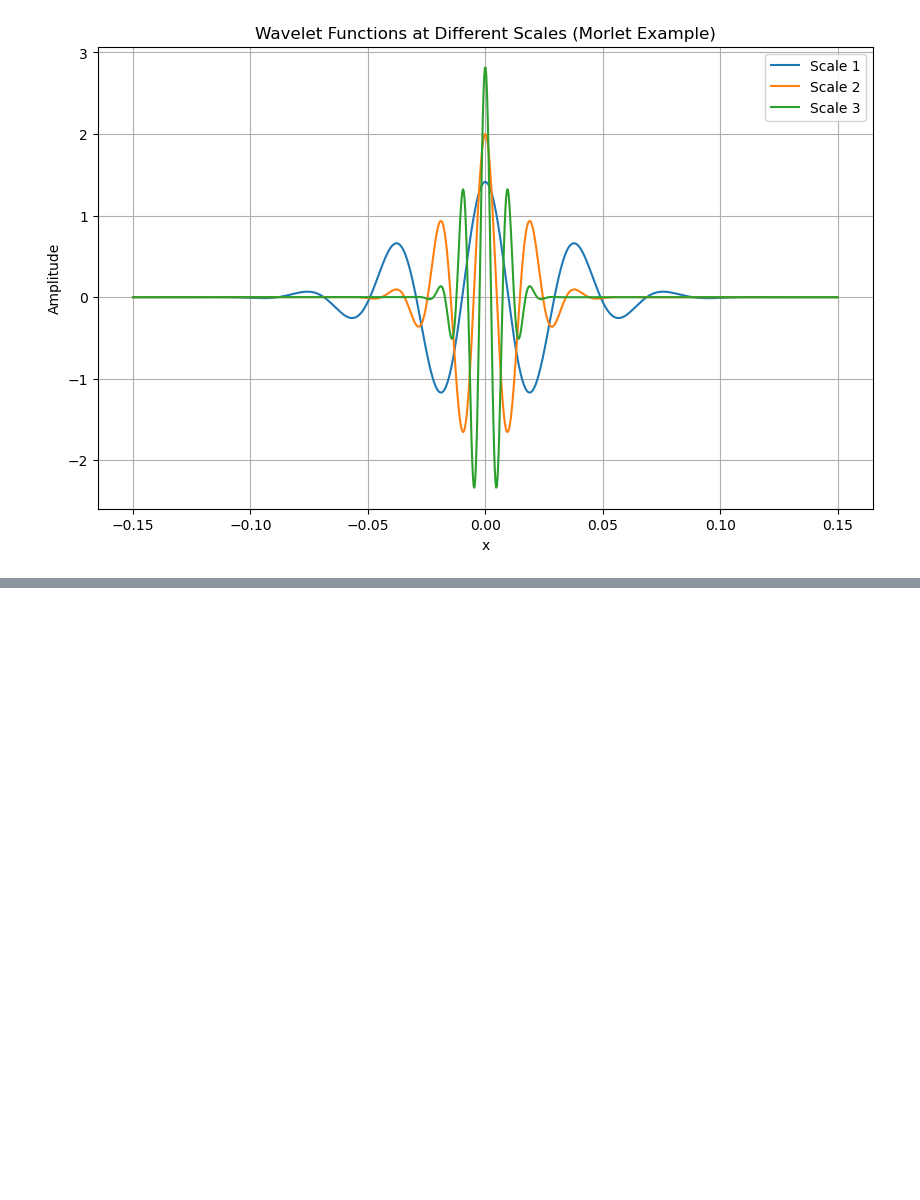
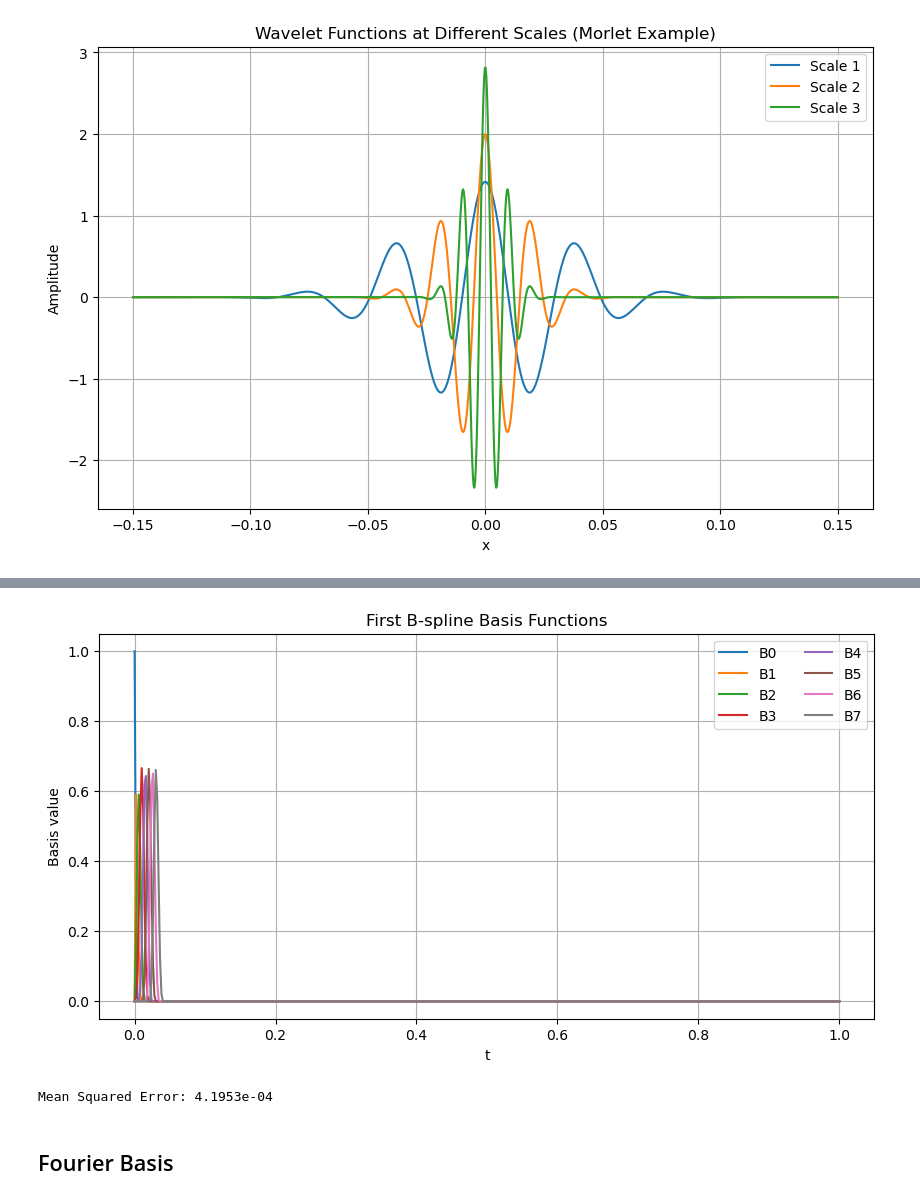
Before and after one commit to Guillaume-melis/Econometrie_S1, a Jupyter notebook: continuous_time_modelling.ipynb, the cells around one changed output, grey strips where cells are left out. Cells and saved outputs as stored; diff of their text form; code cells hidden in the pictures; blank space fills up the shorter version.

```diff
--- a/continuous_time_modelling.ipynb
+++ b/continuous_time_modelling.ipynb
@@ -165,0 +226,19 @@ plt.show()
+# %%
+# Show first few B-Splines functions
+plt.figure(figsize=(10,5))
+for i in range(min(8, n_basis)):
+    plt.plot(t, A[:, i], label=f'B{i}')
+plt.title('First B-spline Basis Functions')
+plt.xlabel('t')
+plt.ylabel('Basis value')
+plt.legend(ncol=2)
+plt.grid(True)
+plt.show()
+# %% [output]
+[figure, added]
+# %%
+print(f"Mean Squared Error: {mse:.4e}")
+# %% [output]
+Mean Squared Error: 4.1953e-04
+# %% [markdown]
+## Fourier Basis
```
Also changed, not shown: parts of 20 cells of this notebook.
